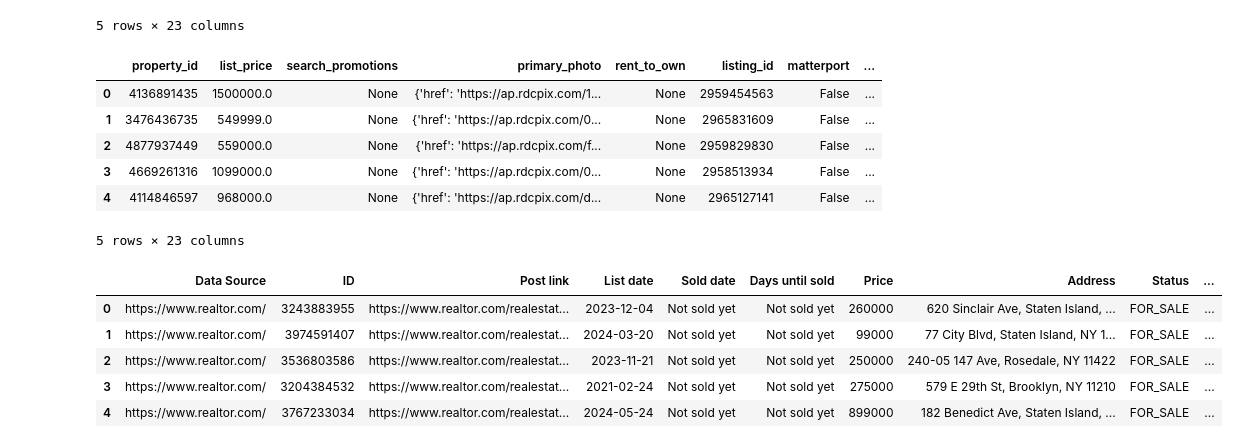
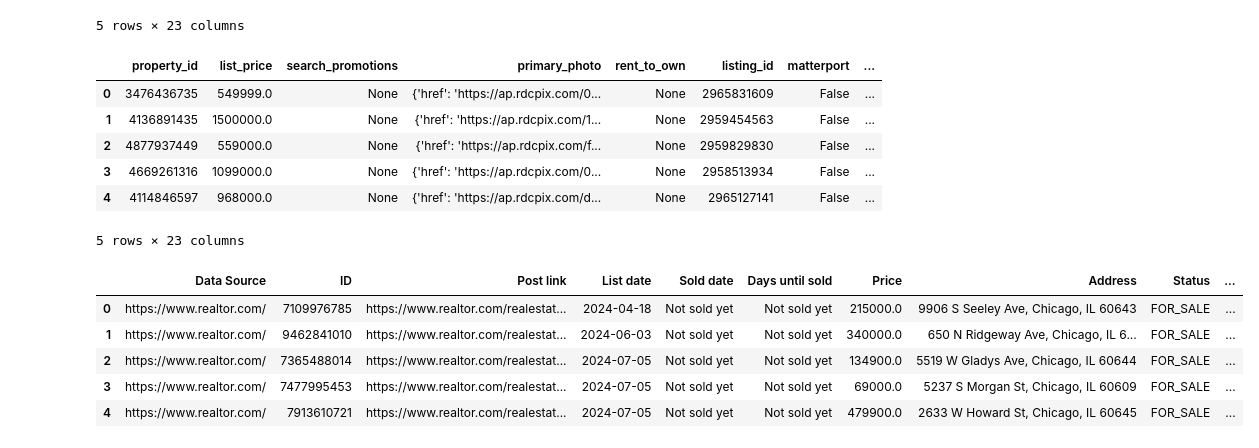
Before and after one commit to Keithsel/mas291-project, a Jupyter notebook: crawler/real_estate_crawl.ipynb, the cells around one changed output. Cells and saved outputs as stored; diff of their text form; code cells hidden in the pictures.

```diff
--- a/crawler/real_estate_crawl.ipynb
+++ b/crawler/real_estate_crawl.ipynb
@@ -23,13 +30,13 @@ def exponential_backoff_retry(request_func, max_retries=6):
 
     return None
 # %%
-def scrape_properties(city_slug, city_name, status=["for_sale", "ready_to_build"], min_date="1995-01-01"):
+def scrape_properties(city_slug, city_name, status=["for_sale", "ready_to_build"]):
     url = 'https://www.realtor.com/api/v1/rdc_search_srp?client_id=rdc-search-for-sale-search&schema=vesta'
     headers = {"content-type": "application/json"}
     limit = 200
     all_properties = []
     total_checked = 0
-    earliest_date = datetime.datetime.strptime(min_date, "%Y-%m-%d")
+    earliest_date = datetime.datetime.strptime('1995-01-01', "%Y-%m-%d")
     current_date = datetime.datetime.now()
 
     def send_request(body):
@@ -538,20 +545,18 @@ def scrape_properties(city_slug, city_name, status=["for_sale", "ready_to_build"
         "properties": all_properties
     }
 
-min_date = "1995-01-01"
-
 chicago_data = scrape_properties("Chicago_IL", "Chicago, IL")
 print(f"Done fetching {chicago_data['total_properties_checked']} properties selling in Chicago.")
 time.sleep(dynamic_delay(50, 60))
 
-chicago_data_sold = scrape_properties("Chicago_IL", "Chicago, IL", ["sold"], min_date=min_date)
-print(f"Done fetching {chicago_data_sold['total_properties_checked']} sold properties in Chicago since {min_date.split('-')[0]}-{min_date.split('-')[1]}.")
-time.sleep(dynamic_delay(50, 60))
+chicago_data_sold = scrape_properties("Chicago_IL", "Chicago, IL", ["sold"])
+print(f"Done fetching {chicago_data_sold['total_properties_checked']} sold properties in Chicago.")
+time.sleep(dynamic_delay(300, 600))
 
 new_york_data = scrape_properties("New-York_NY", "New York, NY")
 print(f"Done fetching {new_york_data['total_properties_checked']} properties selling in New York.")
 time.sleep(dynamic_delay(50, 60))
 
-new_york_data_sold = scrape_properties("New-York_NY", "New York, NY", ["sold"], min_date=min_date)
-print(f"Done fetching {new_york_data_sold['total_properties_checked']} sold properties in New York since {min_date.split('-')[0]}-{min_date.split('-')[1]}.")
+new_york_data_sold = scrape_properties("New-York_NY", "New York, NY", ["sold"])
+print(f"Done fetching {new_york_data_sold['total_properties_checked']} sold properties in New York.")
 # %% [output]
@@ -614,8 +619,8 @@ new_york_sold = pd.DataFrame(new_york_sold_json)
 new_york_sold.head()
 # %% [output]
 |  | property_id | list_price | search_promotions | primary_photo | rent_to_own | listing_id | matterport | ... |
-| 0 | 4136891435 | 1500000.0 | None | {'href': 'https://ap.rdcpix.com/1... | None | 2959454563 | False | ... |
-| 1 | 3476436735 | 549999.0 | None | {'href': 'https://ap.rdcpix.com/0... | None | 2965831609 | False | ... |
+| 0 | 3476436735 | 549999.0 | None | {'href': 'https://ap.rdcpix.com/0... | None | 2965831609 | False | ... |
+| 1 | 4136891435 | 1500000.0 | None | {'href': 'https://ap.rdcpix.com/1... | None | 2959454563 | False | ... |
 | 2 | 4877937449 | 559000.0 | None | {'href': 'https://ap.rdcpix.com/f... | None | 2959829830 | False | ... |
 | 3 | 4669261316 | 1099000.0 | None | {'href': 'https://ap.rdcpix.com/0... | None | 2958513934 | False | ... |
 | 4 | 4114846597 | 968000.0 | None | {'href': 'https://ap.rdcpix.com/d... | None | 2965127141 | False | ... |
@@ -691,13 +696,13 @@ extracted_batches = [[], [], [], []]
 for i, properties in enumerate(batch):
     extracted_batches[i] = extract_data(properties)
 # %%
-chicago_selling_extracted = pd.DataFrame(extracted_batches[2])
+chicago_selling_extracted = pd.DataFrame(extracted_batches[0])
 chicago_selling_extracted.head()
 # %% [output]
 |  | Data Source | ID | Post link | List date | Sold date | Days until sold | Price | Address | Status | ... |
-| 0 | https://www.realtor.com/ | 3243883955 | https://www.realtor.com/realestat... | 2023-12-04 | Not sold yet | Not sold yet | 260000 | 620 Sinclair Ave, Staten Island, ... | FOR_SALE | ... |
-| 1 | https://www.realtor.com/ | 3974591407 | https://www.realtor.com/realestat... | 2024-03-20 | Not sold yet | Not sold yet | 99000 | 77 City Blvd, Staten Island, NY 1... | FOR_SALE | ... |
-| 2 | https://www.realtor.com/ | 3536803586 | https://www.realtor.com/realestat... | 2023-11-21 | Not sold yet | Not sold yet | 250000 | 240-05 147 Ave, Rosedale, NY 11422 | FOR_SALE | ... |
-| 3 | https://www.realtor.com/ | 3204384532 | https://www.realtor.com/realestat... | 2021-02-24 | Not sold yet | Not sold yet | 275000 | 579 E 29th St, Brooklyn, NY 11210 | FOR_SALE | ... |
-| 4 | https://www.realtor.com/ | 3767233034 | https://www.realtor.com/realestat... | 2024-05-24 | Not sold yet | Not sold yet | 899000 | 182 Benedict Ave, Staten Island, ... | FOR_SALE | ... |
+| 0 | https://www.realtor.com/ | 7109976785 | https://www.realtor.com/realestat... | 2024-04-18 | Not sold yet | Not sold yet | 215000.0 | 9906 S Seeley Ave, Chicago, IL 60643 | FOR_SALE | ... |
+| 1 | https://www.realtor.com/ | 9462841010 | https://www.realtor.com/realestat... | 2024-06-03 | Not sold yet | Not sold yet | 340000.0 | 650 N Ridgeway Ave, Chicago, IL 6... | FOR_SALE | ... |
+| 2 | https://www.realtor.com/ | 7365488014 | https://www.realtor.com/realestat... | 2024-07-05 | Not sold yet | Not sold yet | 134900.0 | 5519 W Gladys Ave, Chicago, IL 60644 | FOR_SALE | ... |
+| 3 | https://www.realtor.com/ | 7477995453 | https://www.realtor.com/realestat... | 2024-07-05 | Not sold yet | Not sold yet | 69000.0 | 5237 S Morgan St, Chicago, IL 60609 | FOR_SALE | ... |
+| 4 | https://www.realtor.com/ | 7913610721 | https://www.realtor.com/realestat... | 2024-07-05 | Not sold yet | Not sold yet | 479900.0 | 2633 W Howard St, Chicago, IL 60645 | FOR_SALE | ... |
 # %%
```
Also changed, not shown: parts of 9 cells of this notebook, 22 other files.
